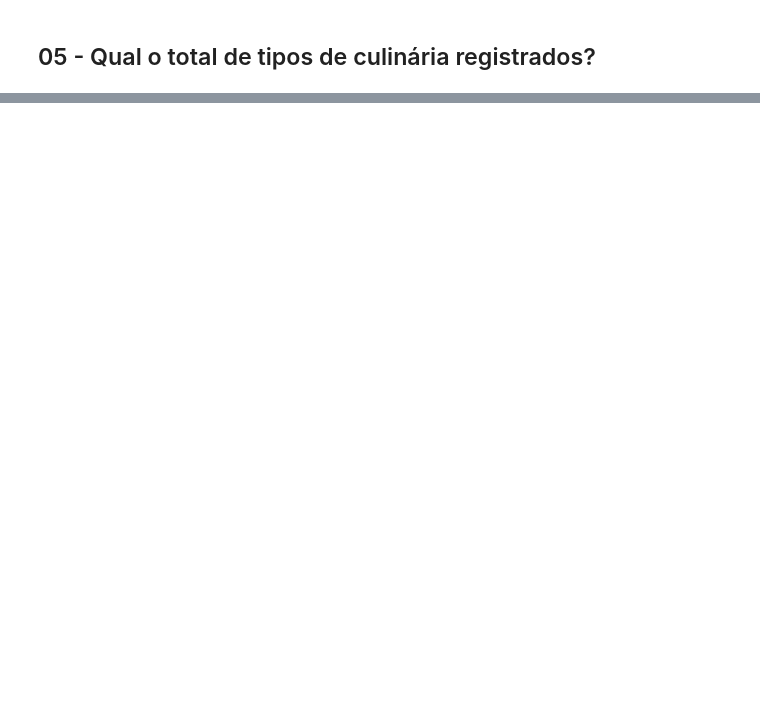
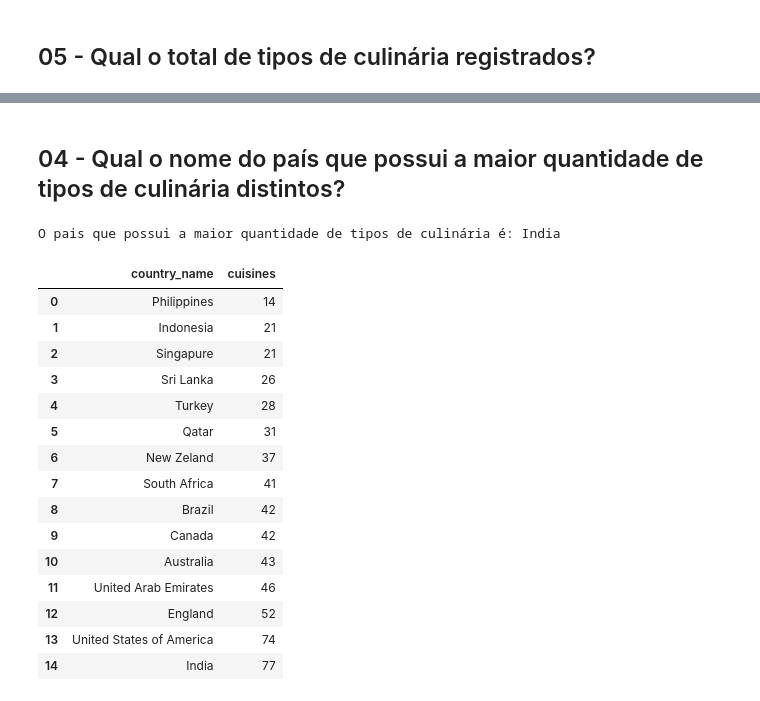
Before and after one commit to LuiMagno/DS_Notebooks, a Jupyter notebook: ComunidadeDS/FTC_Python/Projeto Final/ProjetoFinal - Geral.ipynb, the cells around one changed output, grey strips where cells are left out. Drawn from its saved outputs; the diff is of its cells as text; code cells hidden in the pictures; blank space fills up the shorter version.

```diff
--- a/ComunidadeDS/FTC_Python/Projeto Final/ProjetoFinal - Geral.ipynb
+++ b/ComunidadeDS/FTC_Python/Projeto Final/ProjetoFinal - Geral.ipynb
@@ -80,0 +136,25 @@ Kokoreç
+# %% [markdown]
+## 04 - Qual o nome do país que possui a maior quantidade de tipos de culinária distintos?
+# %%
+cols = ['country_name', 'cuisines']
+paises_tipos_culinaria = df.loc[:, cols].groupby('country_name').nunique().sort_values(by='cuisines').reset_index()
+print(f'O pais que possui a maior quantidade de tipos de culinária é: {paises_tipos_culinaria.iloc[-1,0]}')
+paises_tipos_culinaria
+# %% [output]
+O pais que possui a maior quantidade de tipos de culinária é: India
+|  | country_name | cuisines |
+| 0 | Philippines | 14 |
+| 1 | Indonesia | 21 |
+| 2 | Singapure | 21 |
+| 3 | Sri Lanka | 26 |
+| 4 | Turkey | 28 |
+| 5 | Qatar | 31 |
+| 6 | New Zeland | 37 |
+| 7 | South Africa | 41 |
+| 8 | Brazil | 42 |
+| 9 | Canada | 42 |
+| 10 | Australia | 43 |
+| 11 | United Arab Emirates | 46 |
+| 12 | England | 52 |
+| 13 | United States of America | 74 |
+| 14 | India | 77 |
```
Also changed, not shown: parts of 31 cells of this notebook, 1 other file.
